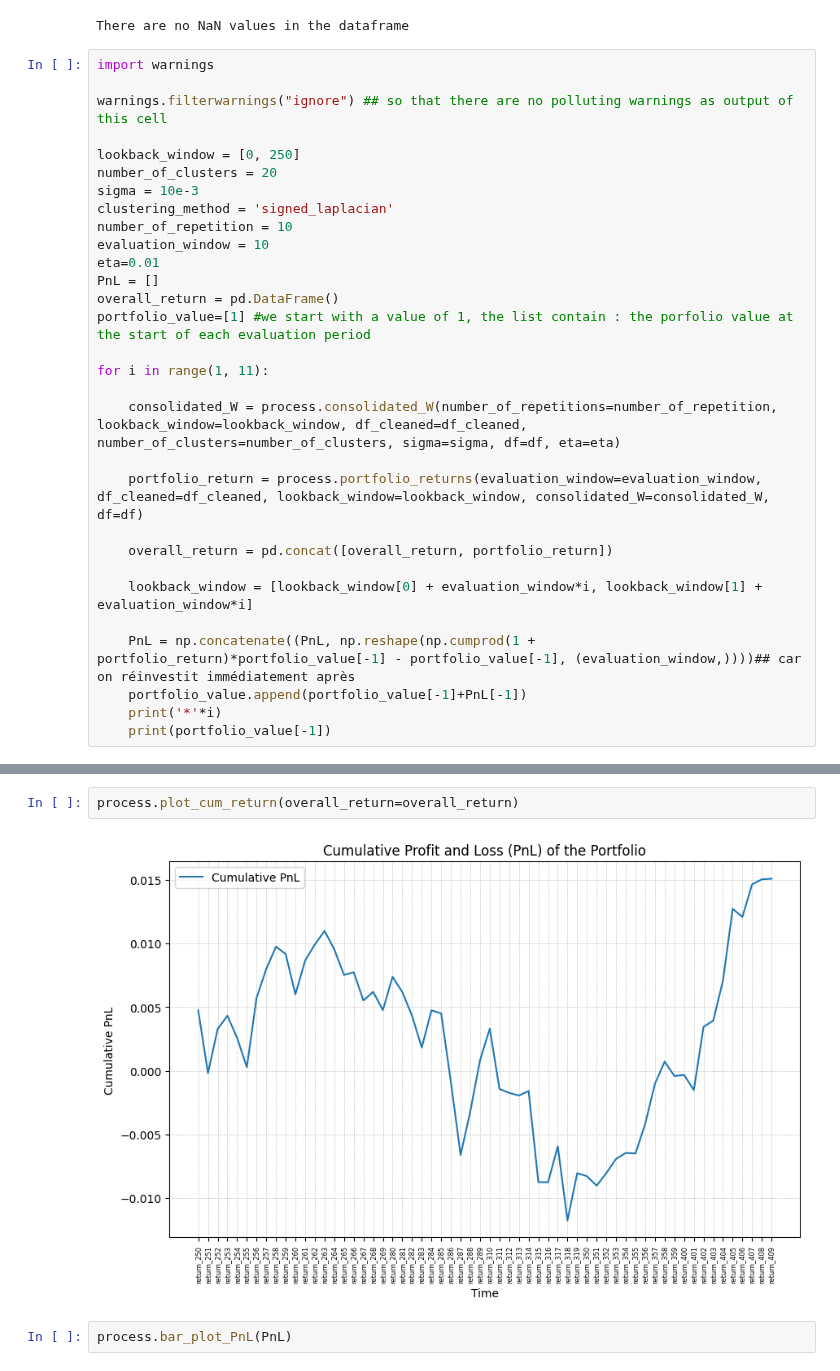
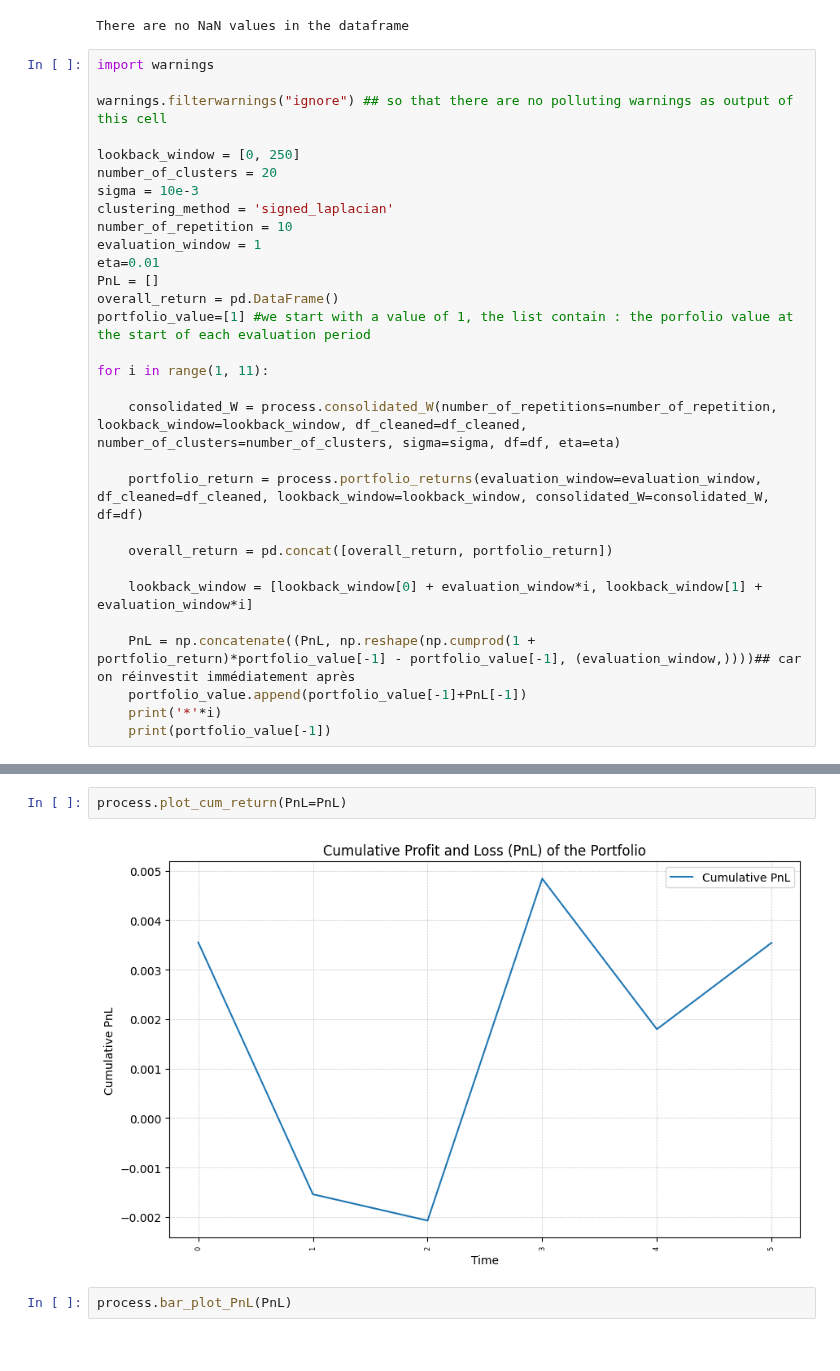
Before and after one commit to MohamedKeteb/Portfolio_clustering_project, a Jupyter notebook: Code/overall_perf.ipynb, the cells around one changed output, grey strips where cells are left out. Drawn from its saved outputs; the diff is of its cells as text.

```diff
--- a/Code/overall_perf.ipynb
+++ b/Code/overall_perf.ipynb
@@ -49,7 +49,7 @@ number_of_clusters = 20
 sigma = 10e-3
 clustering_method = 'signed_laplacian'
 number_of_repetition = 10
-evaluation_window = 10
+evaluation_window = 1
 eta=0.01
 PnL = []
 overall_return = pd.DataFrame()
@@ -85,8 +79,8 @@ for i in range(1, 11):
 ValueError: Quadratic form matrices must be symmetric/Hermitian.
 # %%
-process.plot_cum_return(overall_return=overall_return)
+process.plot_cum_return(PnL=PnL)
 # %% [output]
-[figure, old version]
+[figure, new version]
 # %%
 process.bar_plot_PnL(PnL)
 # %% [output]
```
Also changed, not shown: parts of 1 cell of this notebook, 1 other file.
